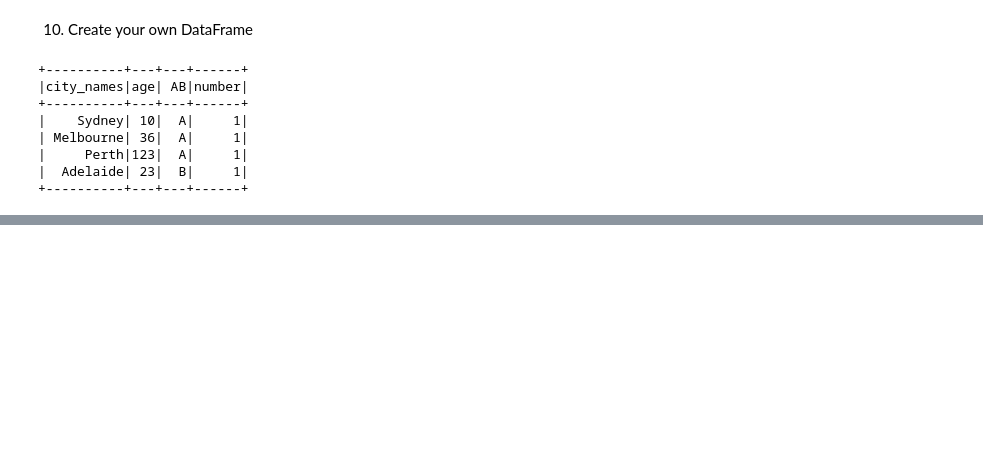
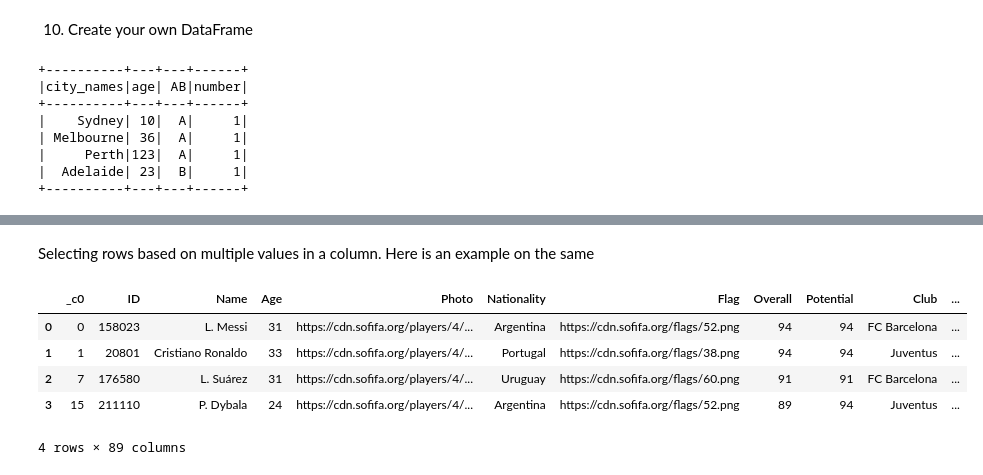
Before and after one commit to citysiva180/PySpark_Exclusive_Learning, a Jupyter notebook: PySpark_Essentials_by_LAYLA.ipynb, the cells around one changed output, grey strips where cells are left out. Cells and saved outputs as stored; diff of their text form; code cells hidden in the pictures; blank space fills up the shorter version.

Commit message:
Completed Selecting and Filtering

```diff
--- a/PySpark_Essentials_by_LAYLA.ipynb
+++ b/PySpark_Essentials_by_LAYLA.ipynb
@@ -636,0 +754,11 @@ df.show()
+# %% [markdown]
+Selecting rows based on multiple values in a column. Here is an example on the same
+# %%
+fifa[fifa.Club.isin("FC Barcelona","Juventus")].limit(4).toPandas()
+# %% [output]
+|  | _c0 | ID | Name | Age | Photo | Nationality | Flag | Overall | Potential | Club | ... |
+| 0 | 0 | 158023 | L. Messi | 31 | https://cdn.sofifa.org/players/4/... | Argentina | https://cdn.sofifa.org/flags/52.png | 94 | 94 | FC Barcelona | ... |
+| 1 | 1 | 20801 | Cristiano Ronaldo | 33 | https://cdn.sofifa.org/players/4/... | Portugal | https://cdn.sofifa.org/flags/38.png | 94 | 94 | Juventus | ... |
+| 2 | 7 | 176580 | L. Suárez | 31 | https://cdn.sofifa.org/players/4/... | Uruguay | https://cdn.sofifa.org/flags/60.png | 91 | 91 | FC Barcelona | ... |
+| 3 | 15 | 211110 | P. Dybala | 24 | https://cdn.sofifa.org/players/4/... | Argentina | https://cdn.sofifa.org/flags/52.png | 89 | 94 | Juventus | ... |
+4 rows × 89 columns
```
Also changed, not shown: parts of 36 cells of this notebook.
